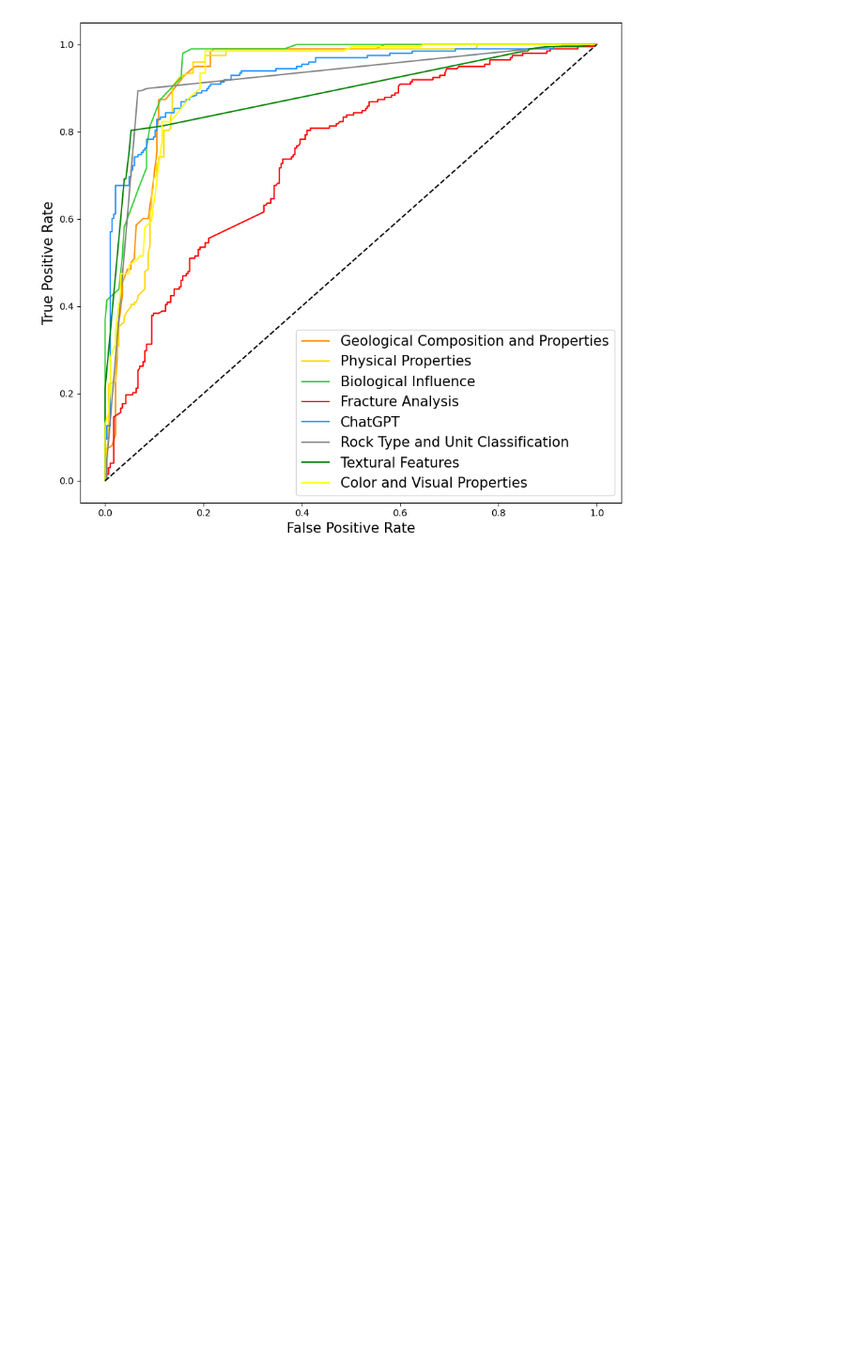
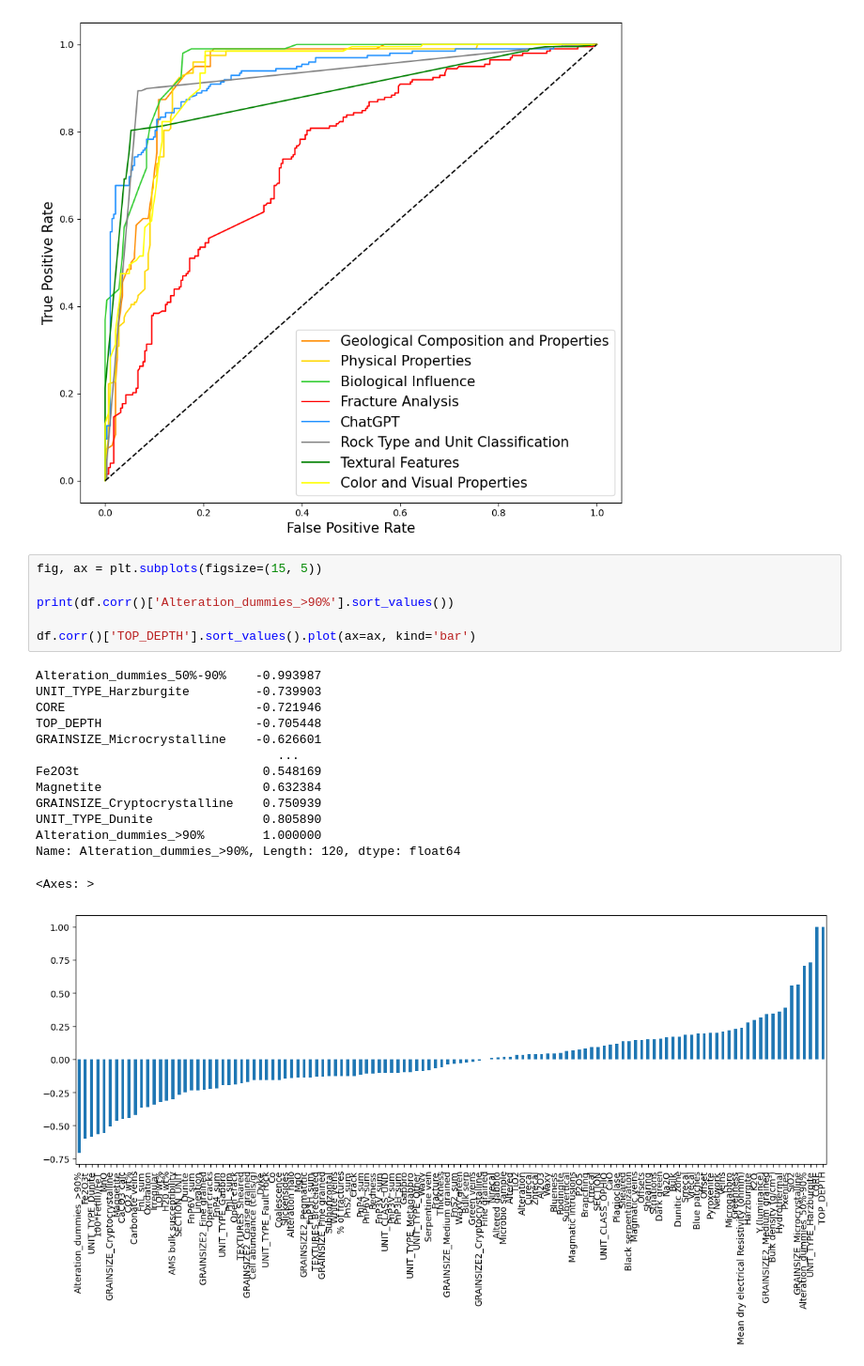
Before and after one commit to SerpRateAI/AI-pipeline-boreholes, a Jupyter notebook: paper-figures.ipynb, the cells around one changed output. Shown at 94% size. Drawn from its saved outputs; the diff is of its cells as text; blank space fills up the shorter version.

Commit message:
added correlation plot

```diff
--- a/paper-figures.ipynb
+++ b/paper-figures.ipynb
@@ -630,3 +629,24 @@ fig.tight_layout()
 fig.savefig('roc_using_gpt_classifications.pdf', bbox_inches='tight')
 # %% [output]
 [figure]
+# %%
+fig, ax = plt.subplots(figsize=(15, 5))
+
+print(df.corr()['Alteration_dummies_>90%'].sort_values())
+
+df.corr()['TOP_DEPTH'].sort_values().plot(ax=ax, kind='bar')
+# %% [output]
+Alteration_dummies_50%-90%    -0.993987
+UNIT_TYPE_Harzburgite         -0.739903
+CORE                          -0.721946
+TOP_DEPTH                     -0.705448
+GRAINSIZE_Microcrystalline    -0.626601
+                                 ...
+Fe2O3t                         0.548169
+Magnetite                      0.632384
+GRAINSIZE_Cryptocrystalline    0.750939
+UNIT_TYPE_Dunite               0.805890
+Alteration_dummies_>90%        1.000000
+Name: Alteration_dummies_>90%, Length: 120, dtype: float64
+<Axes: >
+[figure, added]
```
Also changed, not shown: parts of 1 cell of this notebook.
